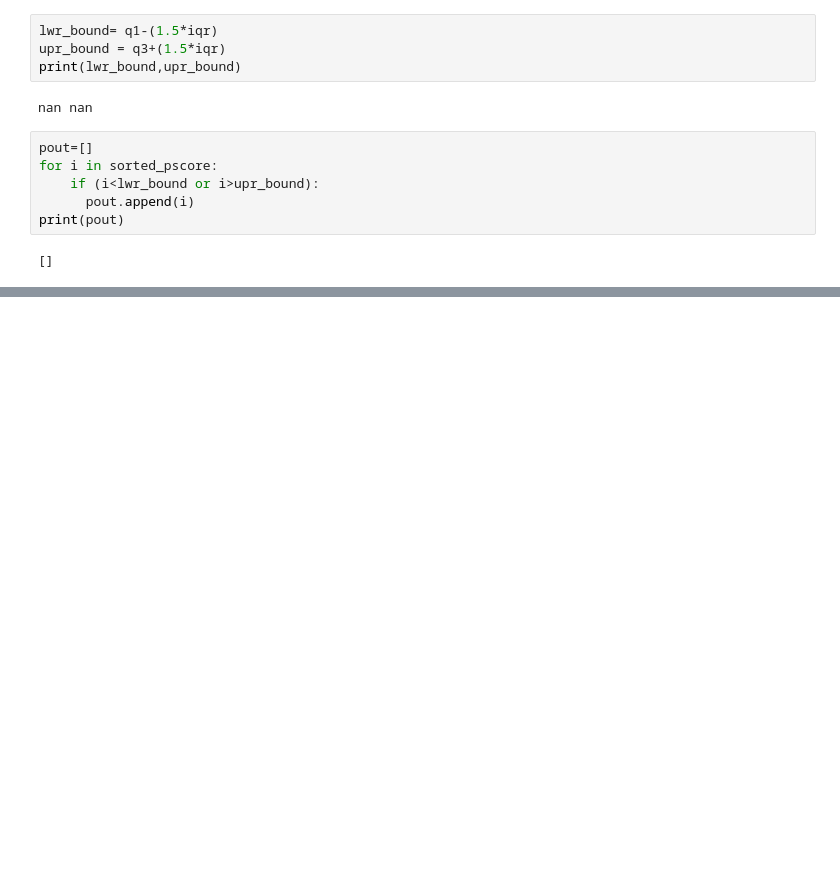
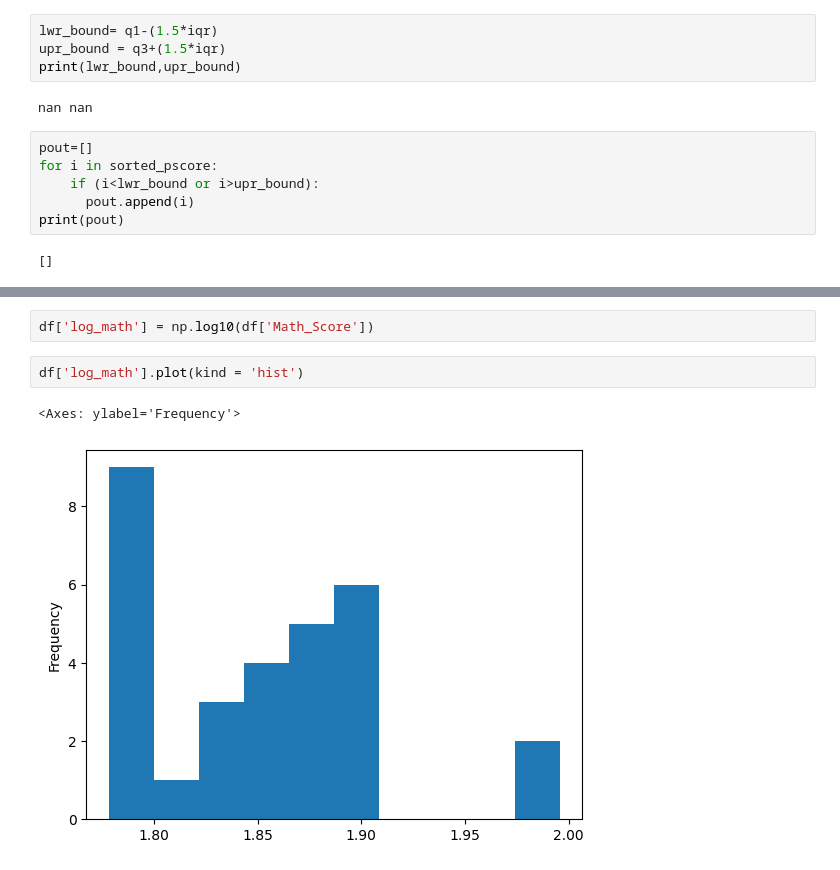
Before and after one commit to mishu-ishu/Maira_Dharwal_TCOB02_DSBDA, a Jupyter notebook: Pract2_PartA_1.ipynb, the cells around one changed output, grey strips where cells are left out. Cells and saved outputs as stored; diff of their text form; blank space fills up the shorter version.

```diff
--- a/Pract2_PartA_1.ipynb
+++ b/Pract2_PartA_1.ipynb
@@ -321,0 +334,7 @@ print(pout)
+# %%
+df['log_math'] = np.log10(df['Math_Score'])
+# %%
+df['log_math'].plot(kind = 'hist')
+# %% [output]
+<Axes: ylabel='Frequency'>
+[figure, added]
```
Also changed, not shown: parts of 2 cells of this notebook.
